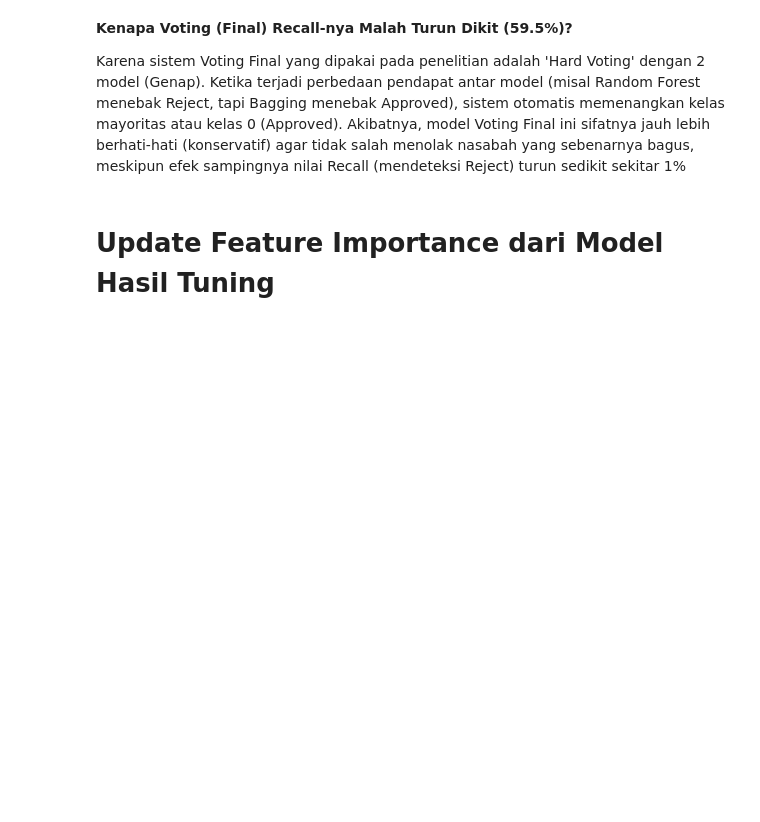
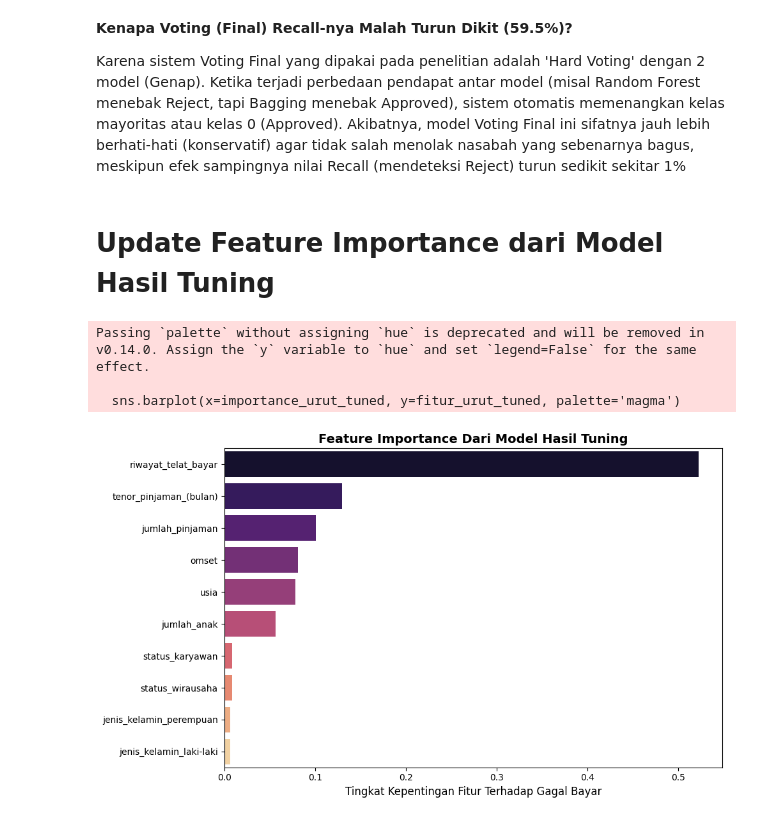
Before and after one commit to Luseat/KlasifikasiRnadomForest, a Jupyter notebook: pembuatan_model_random_forest_&_bagging.ipynb, the cells around one changed output. Cells and saved outputs as stored; diff of their text form; code cells hidden in the pictures; blank space fills up the shorter version.

```diff
--- a/pembuatan_model_random_forest_&_bagging.ipynb
+++ b/pembuatan_model_random_forest_&_bagging.ipynb
@@ -578,3 +578,30 @@ Ini menunjukkan karakteristik dari dataset UMKM Bekasi itu sendiri. Batas maksim
 Karena sistem Voting Final yang  dipakai pada penelitian adalah 'Hard Voting' dengan 2 model (Genap). Ketika terjadi perbedaan pendapat antar model (misal Random Forest menebak Reject, tapi Bagging menebak Approved), sistem otomatis memenangkan kelas mayoritas atau kelas 0 (Approved). Akibatnya, model Voting Final ini sifatnya jauh lebih berhati-hati (konservatif) agar tidak salah menolak nasabah yang sebenarnya bagus, meskipun efek sampingnya nilai Recall (mendeteksi Reject) turun sedikit sekitar 1%
 # %% [markdown]
 # **Update Feature Importance dari Model Hasil Tuning**
+# %%
+# Ekstrak nama fitur dari preprocessor (Sama kayak cara sebelumnya)
+preprocessor_step = pipeline_voting_final.named_steps['preprocessor']
+ohe_step = preprocessor_step.transformers_[1][1].named_steps['onehot']
+cat_cols = ohe_step.get_feature_names_out(categorical_features)
+semua_fitur = np.concatenate([numeric_features, cat_cols])
+
+# Ambil model rf_terbaik langsung dari hasil Grid Search yang sudah dijalankan sebelumnya
+rf_terbaik = grid_search.best_estimator_.named_steps['model']
+importances_tuned = rf_terbaik.feature_importances_
+
+# Urutkan dari yang paling gede
+indices_tuned = np.argsort(importances_tuned)[::-1]
+fitur_urut_tuned = semua_fitur[indices_tuned]
+importance_urut_tuned = importances_tuned[indices_tuned]
+
+plt.figure(figsize=(10, 6))
+sns.barplot(x=importance_urut_tuned, y=fitur_urut_tuned, palette='magma')
+plt.title('Feature Importance Dari Model Hasil Tuning', fontsize=14, fontweight='bold')
+plt.xlabel('Tingkat Kepentingan Fitur Terhadap Gagal Bayar', fontsize=12)
+plt.tight_layout()
+plt.show()
+# %% [output]
+Passing `palette` without assigning `hue` is deprecated and will be removed in v0.14.0. Assign the `y` variable to `hue` and set `legend=False` for the same effect.
+
+  sns.barplot(x=importance_urut_tuned, y=fitur_urut_tuned, palette='magma')
+[figure, added]
```
